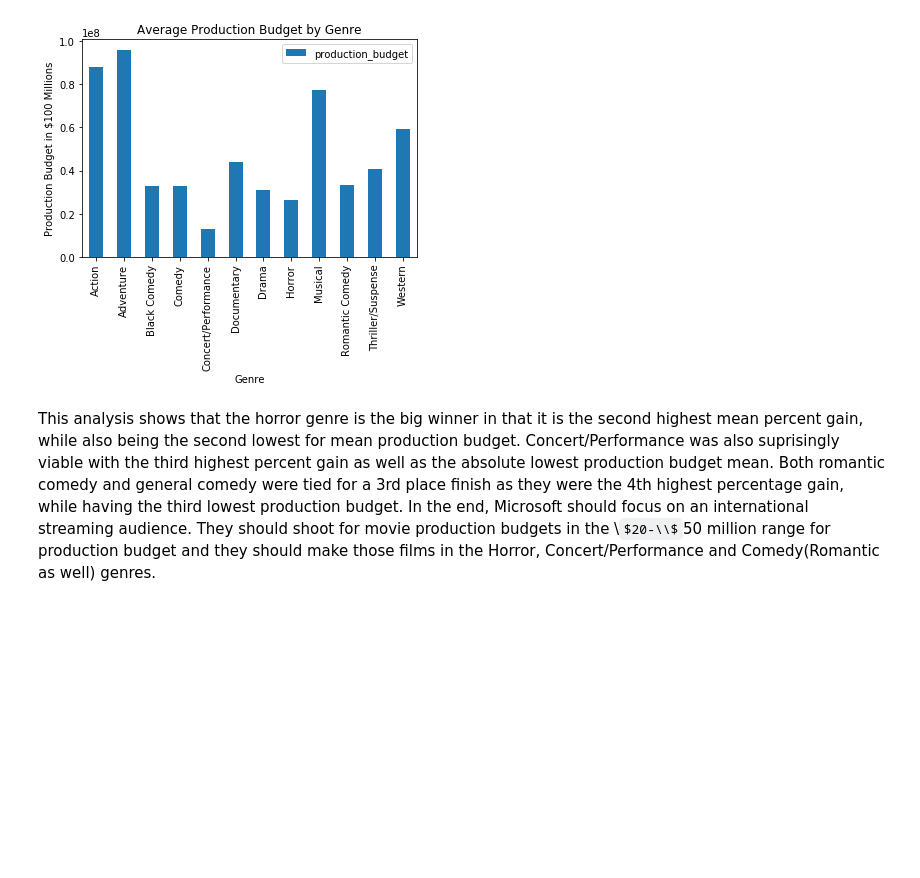
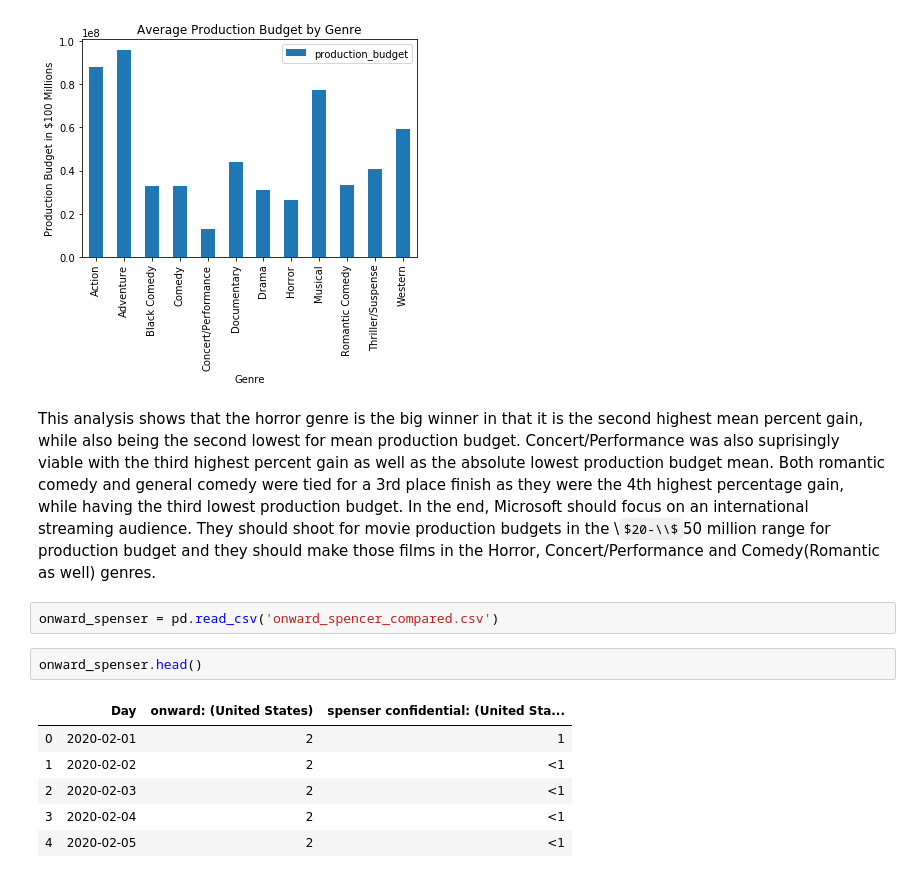
Before and after one commit to StephenTurk/mod1_project, a Jupyter notebook: student.ipynb, the cells around one changed output. Cells and saved outputs as stored; diff of their text form; some formulas as TeX source; blank space fills up the shorter version.

```diff
--- a/student.ipynb
+++ b/student.ipynb
@@ -450,3 +450,14 @@ Text(0, 0.5, 'Production Budget in $100 Millions')
 [figure]
 # %% [markdown]
 This analysis shows that the horror genre is the big winner in that it is the second highest mean percent gain, while also being the second lowest for mean production budget. Concert/Performance was also suprisingly viable with the third highest percent gain as well as the absolute lowest production budget mean. Both romantic comedy and general comedy were tied for a 3rd place finish as they were the 4th highest percentage gain, while having the third lowest production budget. In the end, Microsoft should focus on an international streaming audience. They should shoot for movie production budgets in the \\$20-\\$50 million range for production budget and they should make those films in the Horror, Concert/Performance and Comedy(Romantic as well) genres.
+# %%
+onward_spenser = pd.read_csv('onward_spencer_compared.csv')
+# %%
+onward_spenser.head()
+# %% [output]
+|  | Day | onward: (United States) | spenser confidential: (United Sta... |
+| 0 | 2020-02-01 | 2 | 1 |
+| 1 | 2020-02-02 | 2 | <1 |
+| 2 | 2020-02-03 | 2 | <1 |
+| 3 | 2020-02-04 | 2 | <1 |
+| 4 | 2020-02-05 | 2 | <1 |
```
Also changed, not shown: parts of 1 cell of this notebook, 2 other files.
